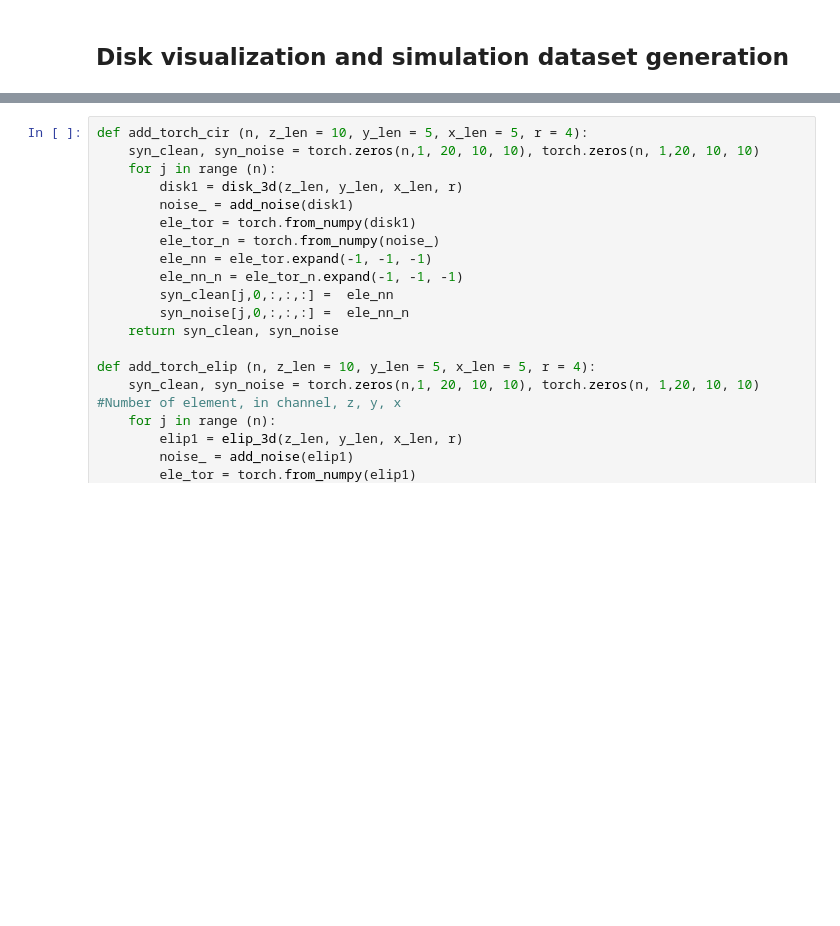
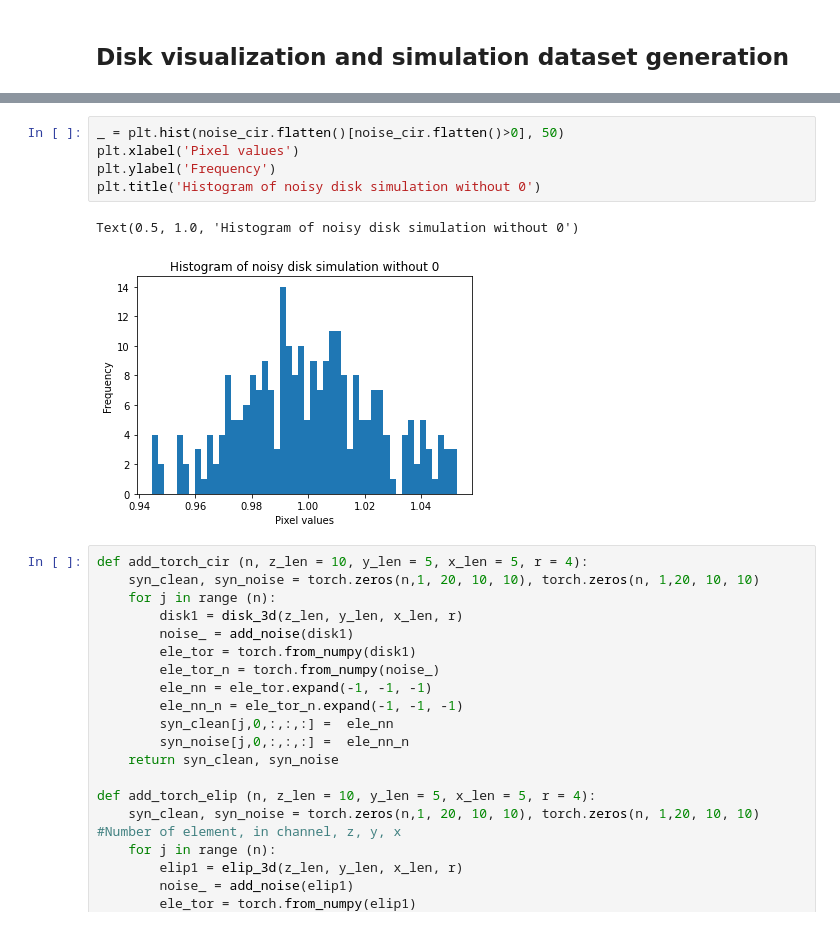
Before and after one commit to yannickshaofengsun/CNN-MPM-denoise, a Jupyter notebook: d_cnn_complet.ipynb, the cells around one changed output, grey strips where cells are left out. Saved outputs shown, nothing was run; the diff lists cells and outputs as text; blank space fills up the shorter version.

```diff
--- a/d_cnn_complet.ipynb
+++ b/d_cnn_complet.ipynb
@@ -177,3 +185,11 @@ _  = plt.hist(noise_cir.flatten(),200)
+# %%
+_ = plt.hist(noise_cir.flatten()[noise_cir.flatten()>0], 50)
+plt.xlabel('Pixel values')
+plt.ylabel('Frequency')
+plt.title('Histogram of noisy disk simulation without 0')
+# %% [output]
+Text(0.5, 1.0, 'Histogram of noisy disk simulation without 0')
+[figure, added]
 # %%
 def add_torch_cir (n, z_len = 10, y_len = 5, x_len = 5, r = 4):
     syn_clean, syn_noise = torch.zeros(n,1, 20, 10, 10), torch.zeros(n, 1,20, 10, 10)
```
Also changed, not shown: parts of 5 cells of this notebook.
